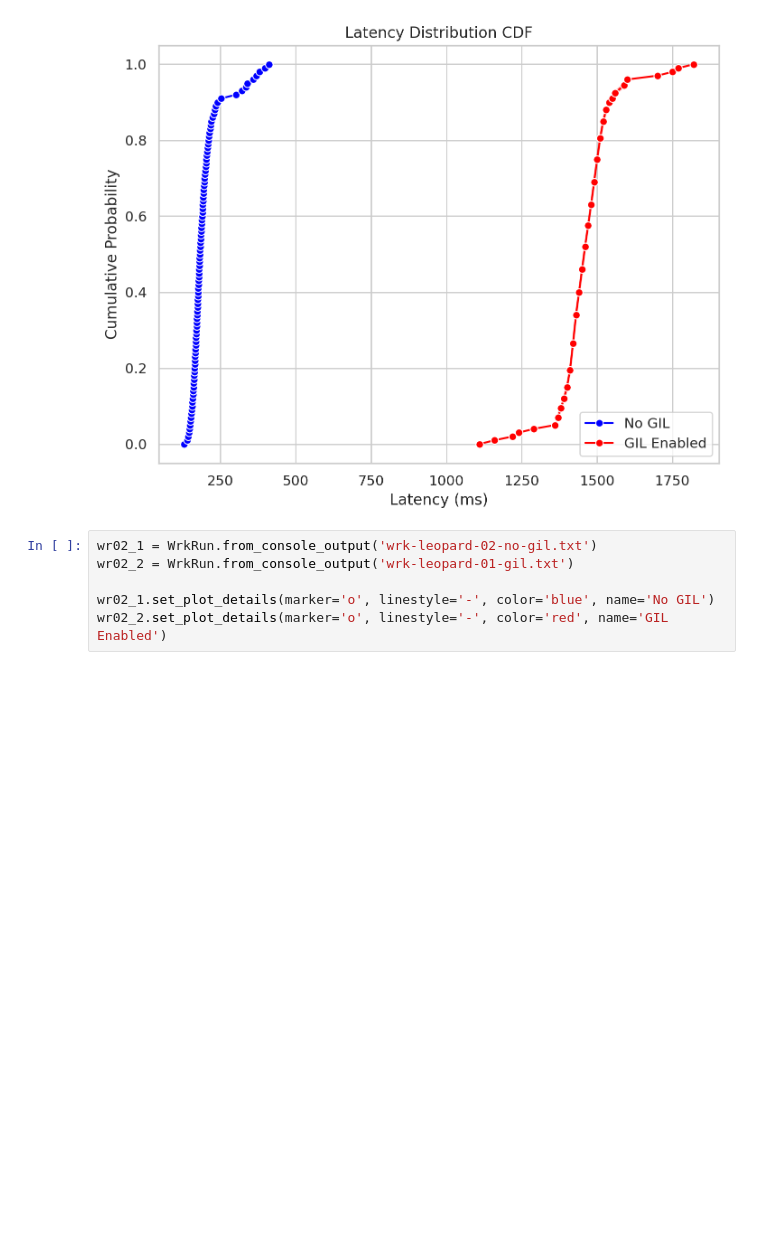
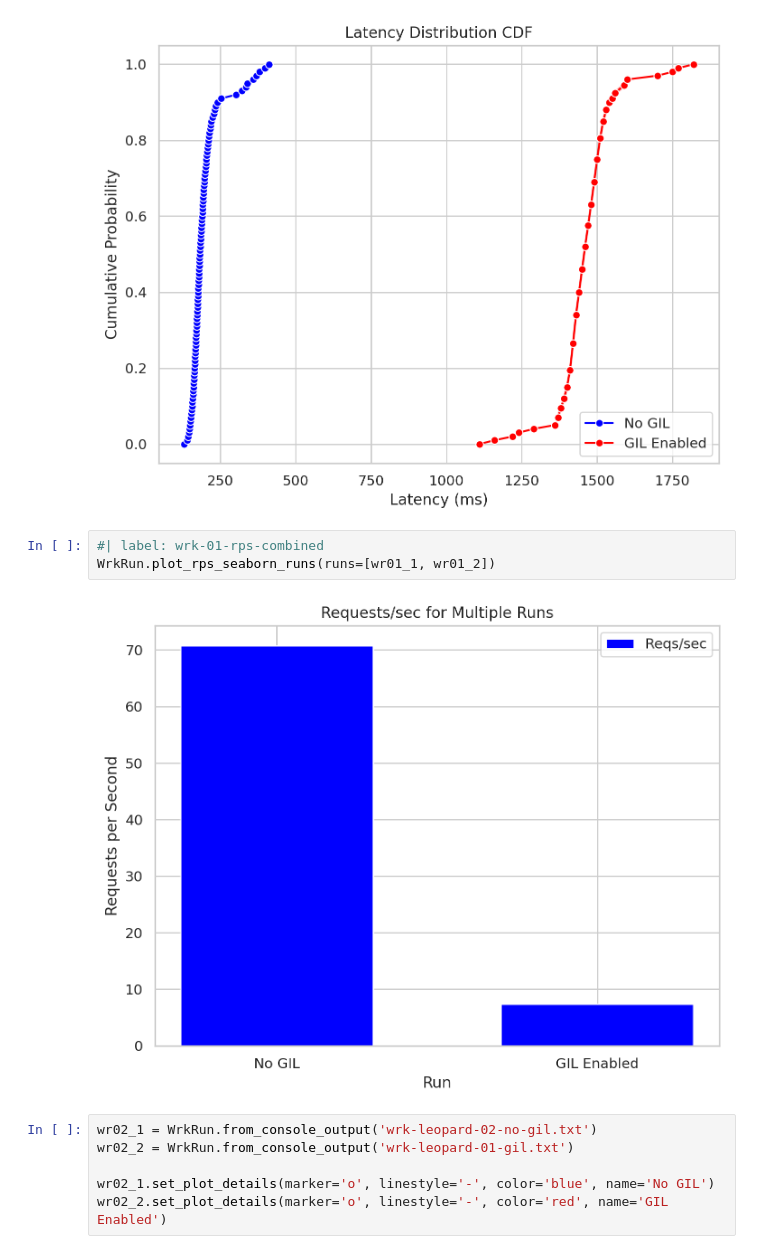
Before and after one commit to tpn/website, a Jupyter notebook: blog/posts/2025-xx-xx-pytorch-and-python-free-threading/wrk-analysis.ipynb, the cells around one changed output. Cells and saved outputs as stored; diff of their text form; blank space fills up the shorter version.

```diff
--- a/blog/posts/2025-xx-xx-pytorch-and-python-free-threading/wrk-analysis.ipynb
+++ b/blog/posts/2025-xx-xx-pytorch-and-python-free-threading/wrk-analysis.ipynb
@@ -588,6 +588,11 @@ wr01_2.stats_in_label = False
 WrkRun.plot_cdfs_seaborn(runs=[wr01_1, wr01_2])
 # %% [output]
 [figure]
+# %%
+#| label: wrk-01-rps-combined
+WrkRun.plot_rps_seaborn_runs(runs=[wr01_1, wr01_2])
+# %% [output]
+[figure, added]
 # %%
 wr02_1 = WrkRun.from_console_output('wrk-leopard-02-no-gil.txt')
 wr02_2 = WrkRun.from_console_output('wrk-leopard-01-gil.txt')
```
Also changed, not shown: parts of 2 cells of this notebook, 24 other files.
